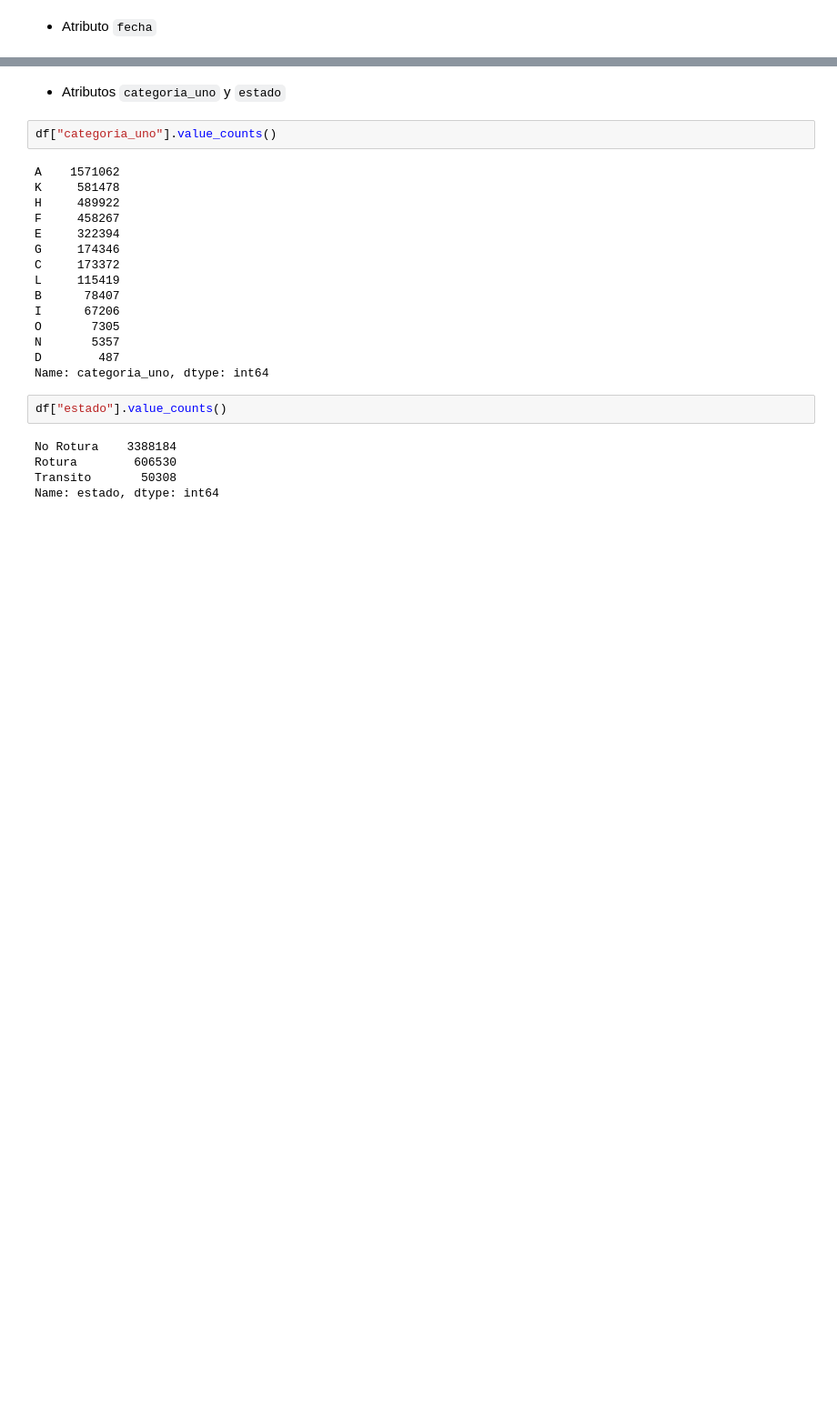
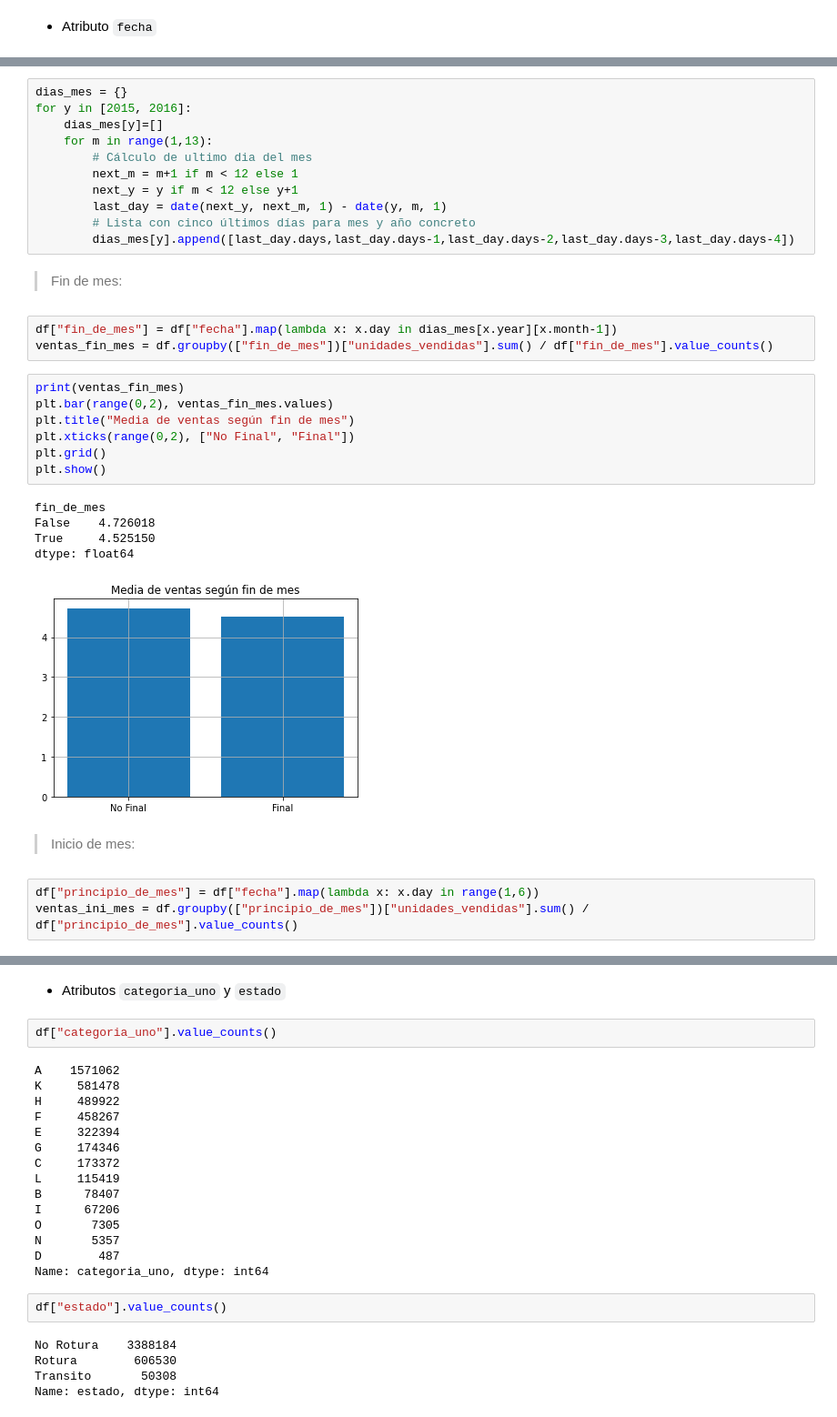
Before and after one commit to ebjaime/Atmira-Stock-Prediction, a Jupyter notebook: proyecto.ipynb, the cells around one changed output, grey strips where cells are left out. Shown at 91% size. Saved outputs shown, nothing was run; the diff lists cells and outputs as text; blank space fills up the shorter version.

```diff
--- a/proyecto.ipynb
+++ b/proyecto.ipynb
@@ -67,0 +122,34 @@ array(['2015-06-01T00:00:00.000000000', '2015-06-02T00:00:00.000000000',
+# %%
+dias_mes = {}
+for y in [2015, 2016]:
+    dias_mes[y]=[]
+    for m in range(1,13):
+        # Cálculo de ultimo dia del mes
+        next_m = m+1 if m < 12 else 1
+        next_y = y if m < 12 else y+1
+        last_day = date(next_y, next_m, 1) - date(y, m, 1)
+        # Lista con cinco últimos días para mes y año concreto
+        dias_mes[y].append([last_day.days,last_day.days-1,last_day.days-2,last_day.days-3,last_day.days-4])
+# %% [markdown]
+> Fin de mes:
+# %%
+df["fin_de_mes"] = df["fecha"].map(lambda x: x.day in dias_mes[x.year][x.month-1])
+ventas_fin_mes = df.groupby(["fin_de_mes"])["unidades_vendidas"].sum() / df["fin_de_mes"].value_counts()
+# %%
+print(ventas_fin_mes)
+plt.bar(range(0,2), ventas_fin_mes.values)
+plt.title("Media de ventas según fin de mes")
+plt.xticks(range(0,2), ["No Final", "Final"])
+plt.grid()
+plt.show()
+# %% [output]
+fin_de_mes
+False    4.726018
+True     4.525150
+dtype: float64
+[figure, added]
+# %% [markdown]
+> Inicio de mes:
+# %%
+df["principio_de_mes"] = df["fecha"].map(lambda x: x.day in range(1,6))
+ventas_ini_mes = df.groupby(["principio_de_mes"])["unidades_vendidas"].sum() / df["principio_de_mes"].value_counts()
```
Also changed, not shown: parts of 31 cells of this notebook.
